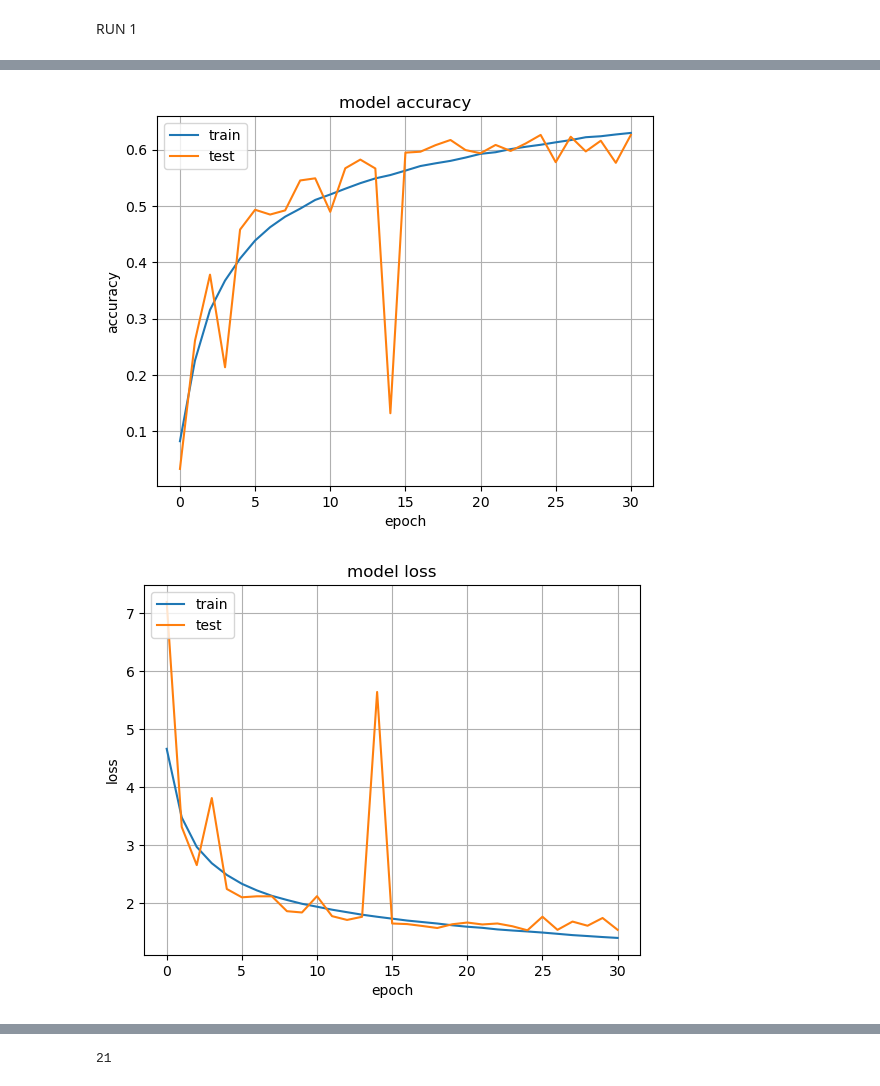
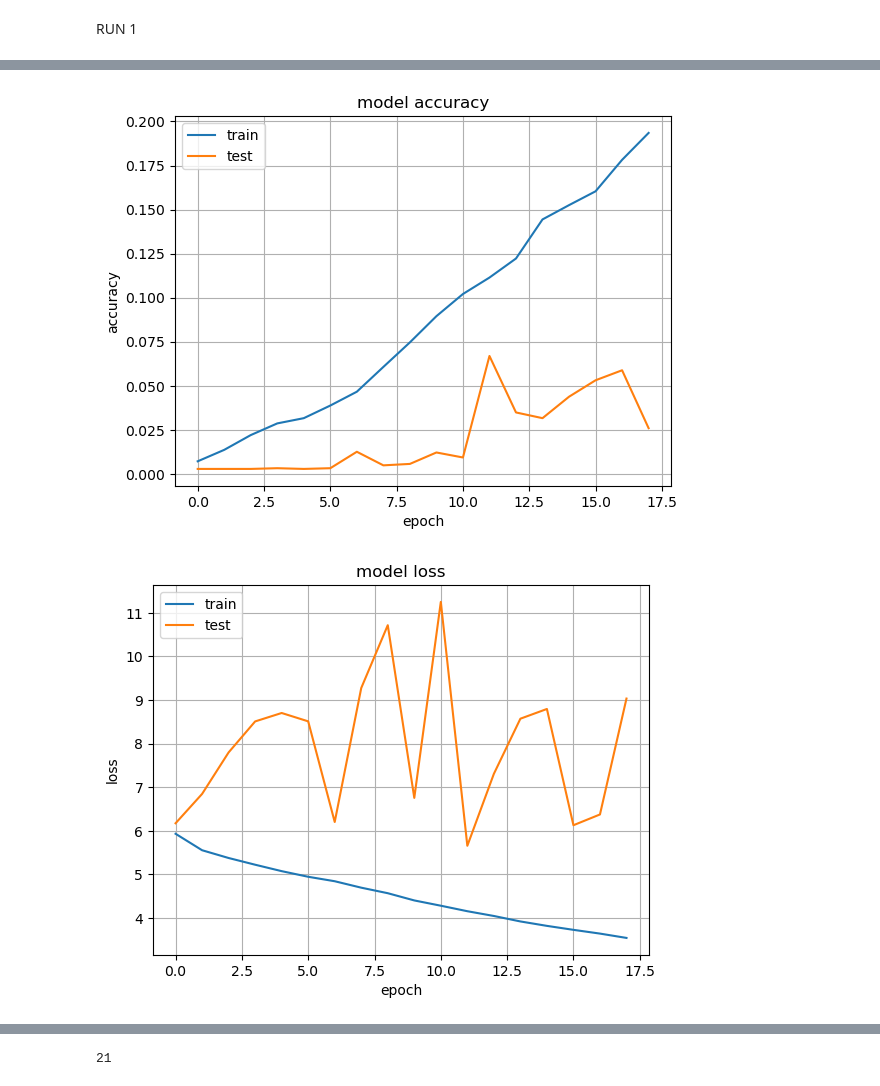
Before and after one commit to mdarfan357/Pictionary, a Jupyter notebook: QuickDraw_final.ipynb, the cells around one changed output, grey strips where cells are left out. Cells and saved outputs as stored; diff of their text form; code cells hidden in the pictures.

```diff
--- a/QuickDraw_final.ipynb
+++ b/QuickDraw_final.ipynb
@@ -41,10 +39,13 @@ import matplotlib.pyplot as plt
 from glob import glob
 import os
 train_files = glob("../input/quickdraw-doodle-recognition/train_simplified/*.csv")
-
+testing = True
 # calculating data size per category
 rows = 200000
-# rows = 10000
+
+if testing:
+    rows = 10000 # testing
+
 rows = rows - (rows % 340)
 cat_size = rows // 340
 print(cat_size)
@@ -285,23 +286,19 @@ test_aug = ImageDataGenerator(
 # %% [markdown]
 RUN 1
 # %%
-# history = model.fit(tr_x, tr_Y,batch_size=200,epochs=200
-#           ,validation_data=(tst_x,tst_Y),callbacks=callbacks)
-
-# history = model.fit(tr_x, tr_Y,batch_size=128,epochs=30
-#           ,validation_data=(tst_x,tst_Y))
-
-# history = model.fit(
-#     x=aug.flow(tr_x, tr_Y, batch_size=batch_size),
-#     validation_data=(tst_x,tst_Y),
-#     epochs=30,
-#     callbacks=callbacks)
-
-history = model.fit(
-    x=aug.flow(tr_x, tr_Y, batch_size=batch_size,shuffle=True),
-    validation_data=(tst_x,tst_Y),
-    epochs=200,
-    callbacks=callbacks)
+if testing == True:
+    history = model.fit(
+        x=aug.flow(tr_x, tr_Y, batch_size=batch_size),
+        validation_data=(tst_x,tst_Y),
+        epochs=30,
+        shuffle = True,
+        callbacks=callbacks)
+else:
+    history = model.fit(
+        x=aug.flow(tr_x, tr_Y, batch_size=batch_size,shuffle=True),
+        validation_data=(tst_x,tst_Y),
+        epochs=200,
+        callbacks=callbacks)
 
 print(history.history.keys())
 # summarize history for accuracy
@@ -342,3 +339,3 @@ Epoch 31/200
 dict_keys(['loss', 'accuracy', 'val_loss', 'val_accuracy'])
-[figure, old version]
+[figure, new version]
-[figure, old version]
+[figure, new version]
```
Also changed, not shown: parts of 24 cells of this notebook.
